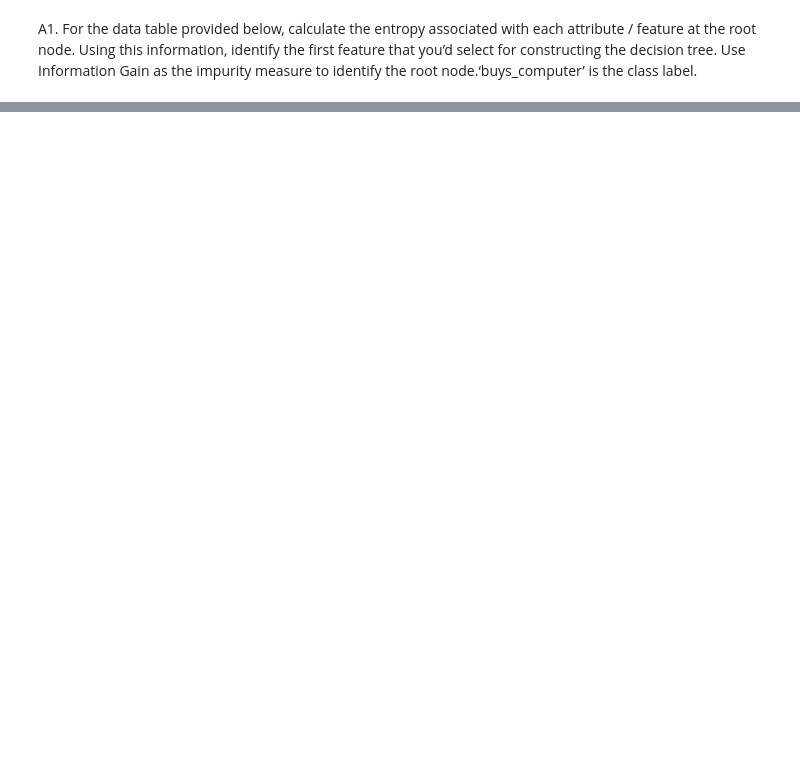
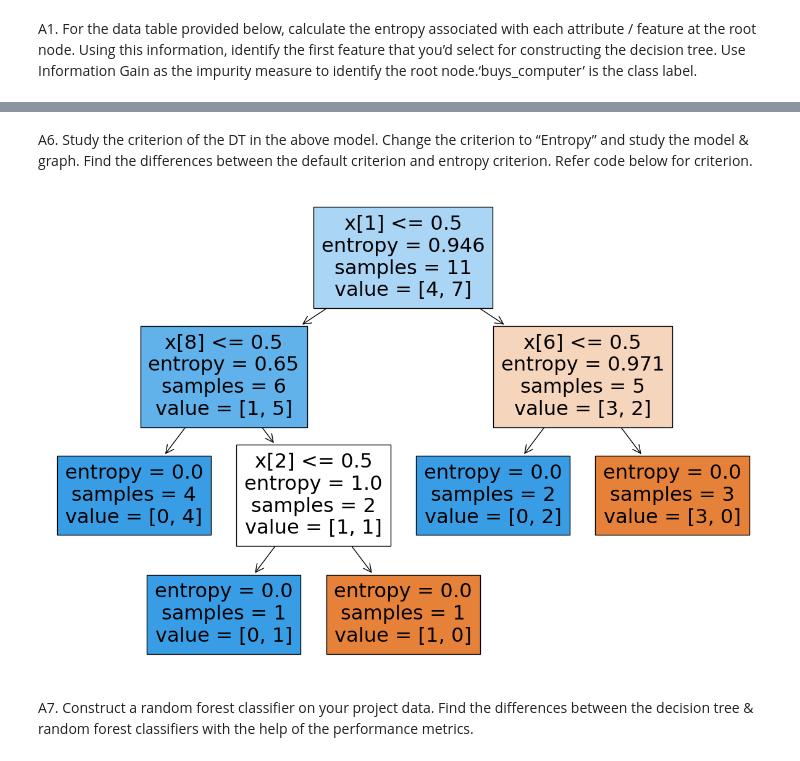
Before and after one commit to 21176/Machine-Learning, a Jupyter notebook: Lab-04.ipynb, the cells around one changed output, grey strips where cells are left out. Saved outputs shown, nothing was run; the diff lists cells and outputs as text; code cells hidden in the pictures; blank space fills up the shorter version.

```diff
--- a/Lab-04.ipynb
+++ b/Lab-04.ipynb
@@ -56,0 +204,21 @@ print(entropy)
+# %% [markdown]
+A6. Study the criterion of the DT in the above model. Change the criterion to “Entropy” and study the model & graph. Find the differences between the default criterion and entropy criterion. Refer code below for criterion.
+# %%
+X = df.drop('buys_compter', axis=1)
+y = df['buys_compter']
+
+xEncoded = pd.get_dummies(X, columns=['age', 'income', 'student', 'credit_rating'])
+
+X_train, X_test, y_train, y_test = train_test_split(xEncoded, y, test_size=0.2)
+
+# Creating and fitting the decision tree classifier.
+model = DecisionTreeClassifier(criterion='entropy')  # Note the use of 'entropy' as a string
+model.fit(X_train, y_train)
+
+plt.figure(figsize=(15, 10))  # Adjust the figure size as needed
+plot_tree(model, filled=True)
+plt.show()
+# %% [output]
+[figure, added]
+# %% [markdown]
+A7. Construct a random forest classifier on your project data. Find the differences between the decision tree & random forest classifiers with the help of the performance metrics.
```
Also changed, not shown: parts of 29 cells of this notebook.
